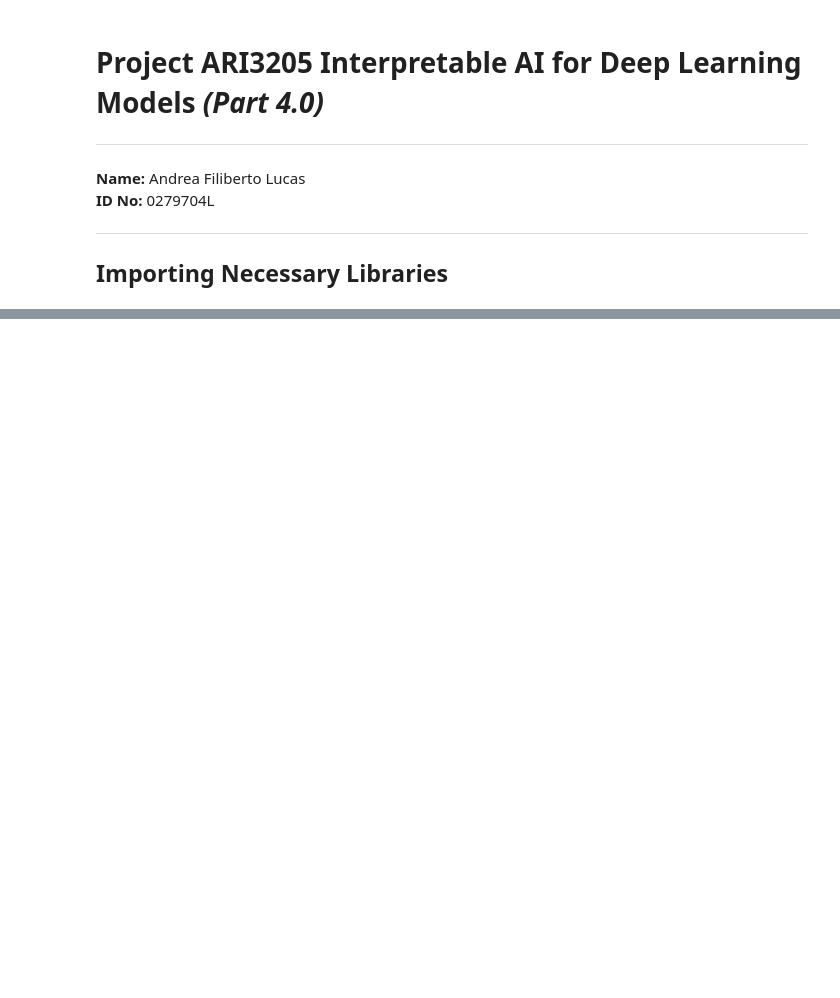
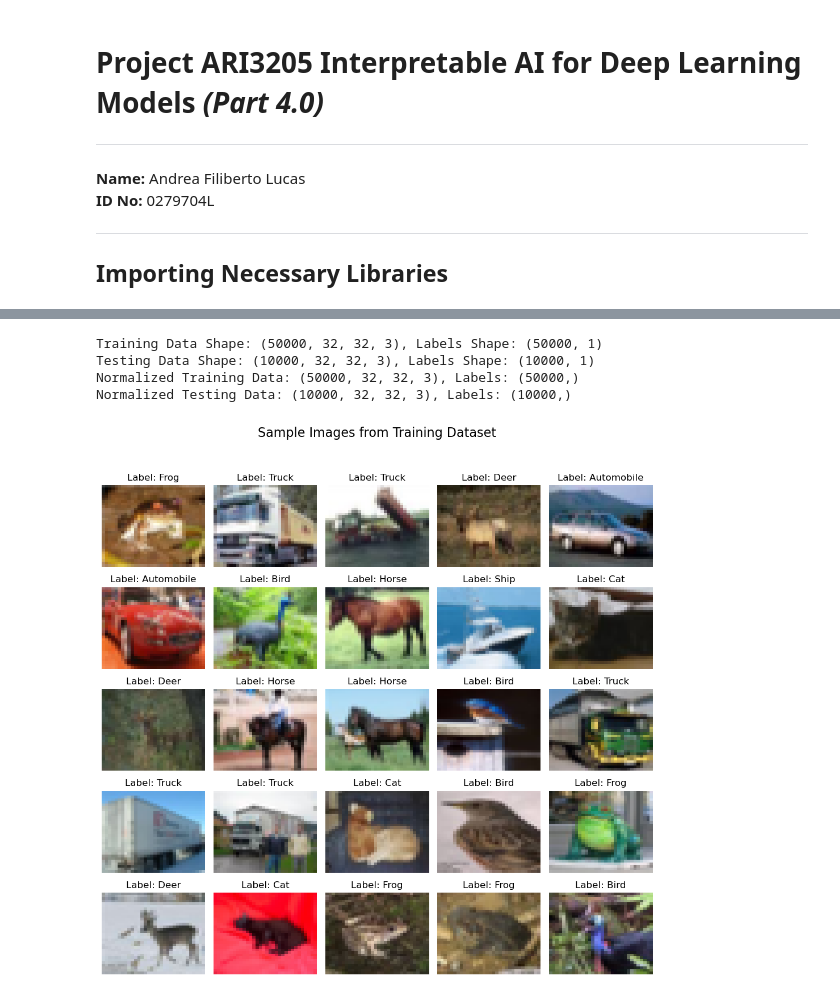
Before and after one commit to AFLucas-UOM/ARI3205-InterpretableAI, a Jupyter notebook: Jupyter Notebooks/Part4_CIFAR-10Dataset.ipynb, the cells around one changed output, grey strips where cells are left out. Cells and saved outputs as stored; diff of their text form; code cells hidden in the pictures; blank space fills up the shorter version.

```diff
--- a/Jupyter Notebooks/Part4_CIFAR-10Dataset.ipynb
+++ b/Jupyter Notebooks/Part4_CIFAR-10Dataset.ipynb
@@ -208,0 +89,54 @@ plt.show()
+# %%
+# Load the CIFAR-10 dataset
+cifar10 = tf.keras.datasets.cifar10
+
+# Split the dataset into training and testing sets
+(x_train, y_train), (x_test, y_test) = cifar10.load_data()
+print(f"Training Data Shape: {x_train.shape}, Labels Shape: {y_train.shape}")
+print(f"Testing Data Shape: {x_test.shape}, Labels Shape: {y_test.shape}")
+
+# Normalize pixel values to the range [0, 1]
+x_train = x_train.astype("float32") / 255.0
+x_test = x_test.astype("float32") / 255.0
+
+# Flatten the label arrays to 1D
+y_train = y_train.flatten()
+y_test = y_test.flatten()
+
+# Print dataset summary after preprocessing
+print(f"Normalized Training Data: {x_train.shape}, Labels: {y_train.shape}")
+print(f"Normalized Testing Data: {x_test.shape}, Labels: {y_test.shape}")
+# %% [output]
+Training Data Shape: (50000, 32, 32, 3), Labels Shape: (50000, 1)
+Testing Data Shape: (10000, 32, 32, 3), Labels Shape: (10000, 1)
+Normalized Training Data: (50000, 32, 32, 3), Labels: (50000,)
+Normalized Testing Data: (10000, 32, 32, 3), Labels: (10000,)
+# %%
+# Define CIFAR-10 class names
+class_names = [
+    "Airplane", "Automobile", "Bird", "Cat", "Deer",
+    "Dog", "Frog", "Horse", "Ship", "Truck"
+]
+
+# Visualize sample images from the training dataset
+def visualize_images(images, labels, num_rows=5, num_cols=5, class_names=None):
+    fig, axes = plt.subplots(num_rows, num_cols, figsize=(10, 10))
+    fig.suptitle("Sample Images from Training Dataset", fontsize=16)
+    k = 0
+
+    for i in range(num_rows):
+        for j in range(num_cols):
+            axes[i, j].imshow(images[k], aspect="auto")
+            # Display the class name instead of numeric label
+            label_name = class_names[labels[k]] if class_names else labels[k]
+            axes[i, j].set_title(f"Label: {label_name}")
+            axes[i, j].axis("off")  # Turn off axes for clarity
+            k += 1
+
+    plt.tight_layout(rect=[0, 0, 1, 0.95])  # Adjust layout to fit the title
+    plt.show()
+
+# Call the function to visualize images with class names
+visualize_images(x_train, y_train, class_names=class_names)
+# %% [output]
+[figure, added]
```
Also changed, not shown: parts of 11 cells of this notebook, 4 other files.
